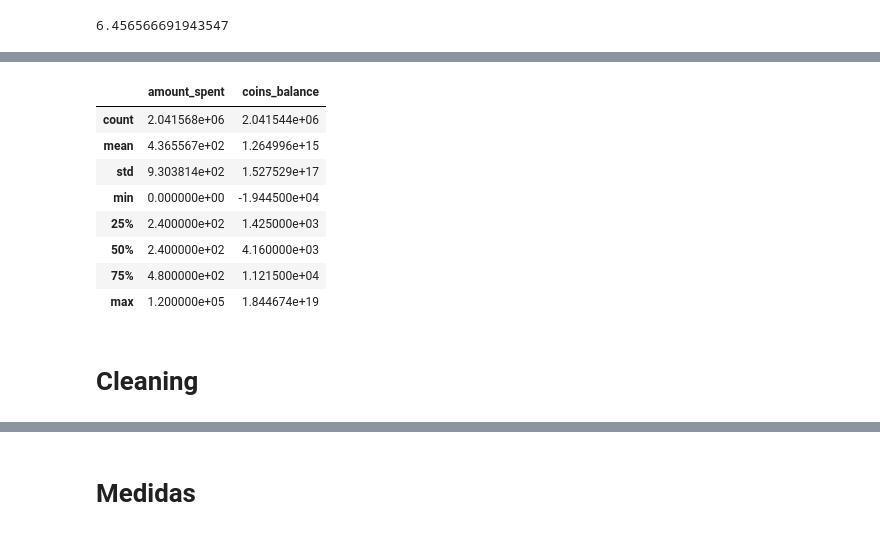
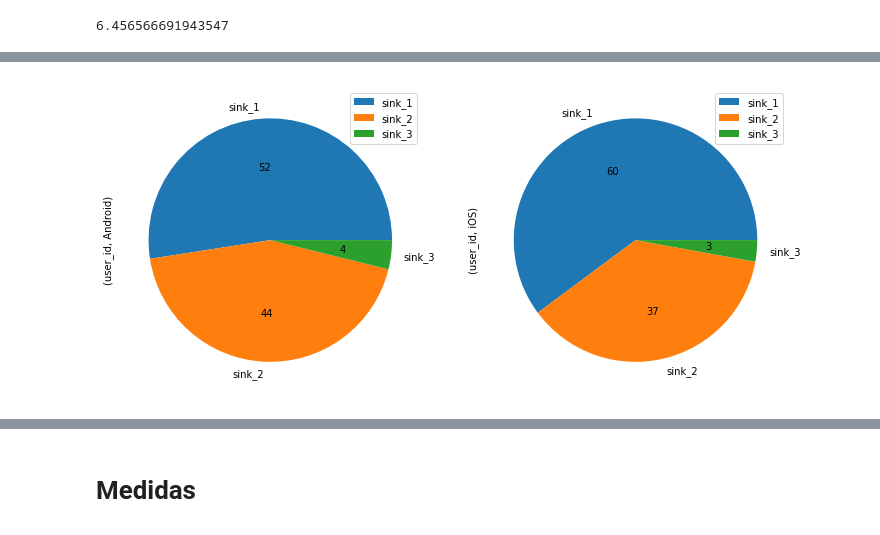
Before and after one commit to melik-data-challenges/etermax-challenge, a Jupyter notebook: etermax-challenge.ipynb, the cells around one changed output, grey strips where cells are left out. Cells and saved outputs as stored; diff of their text form; code cells hidden in the pictures.

```diff
--- a/etermax-challenge.ipynb
+++ b/etermax-challenge.ipynb
@@ -216,20 +200,5 @@ pd.date_range(start)
-# %%
-# df.sink_channel.value_counts()
-
-sink_is_7 = df.sink_channel.str.contains('sink_7')
-
-# df[sink_is_7].amount_spent
-
-df[['amount_spent','coins_balance']].describe()
-# %% [output]
-|  | amount_spent | coins_balance |
-| count | 2.041568e+06 | 2.041544e+06 |
-| mean | 4.365567e+02 | 1.264996e+15 |
-| std | 9.303814e+02 | 1.527529e+17 |
-| min | 0.000000e+00 | -1.944500e+04 |
-| 25% | 2.400000e+02 | 1.425000e+03 |
-| 50% | 2.400000e+02 | 4.160000e+03 |
-| 75% | 4.800000e+02 | 1.121500e+04 |
-| max | 1.200000e+05 | 1.844674e+19 |
-# %% [markdown]
-# Cleaning
+# %%
+main_sink = (df_first / df_first.sum() * 100) > 1
+df_first[main_sink].dropna().plot.pie(autopct='%0.0f', subplots=True, figsize=(12,6));
+# %% [output]
+[figure, added]
```
Also changed, not shown: parts of 17 cells of this notebook.
